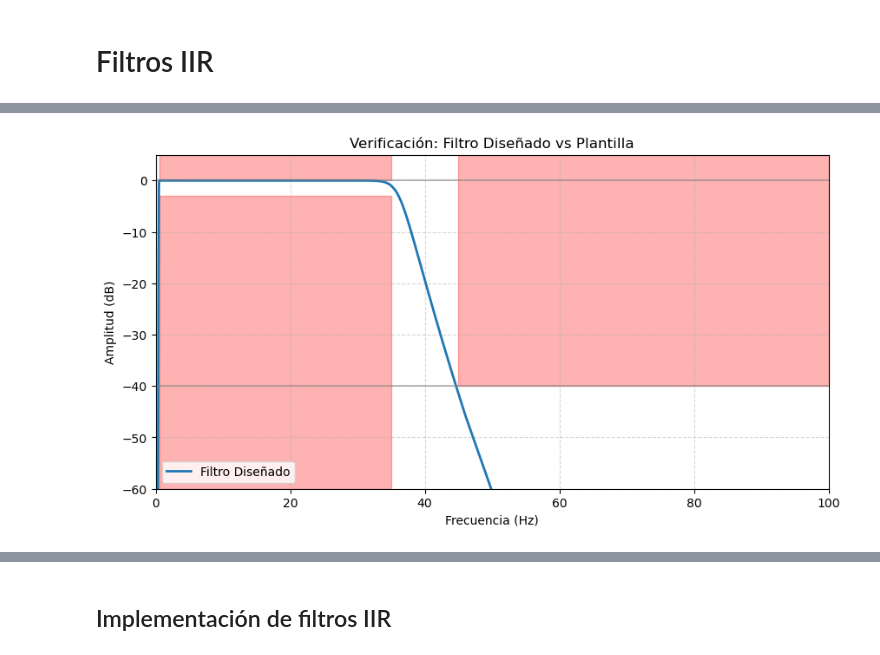
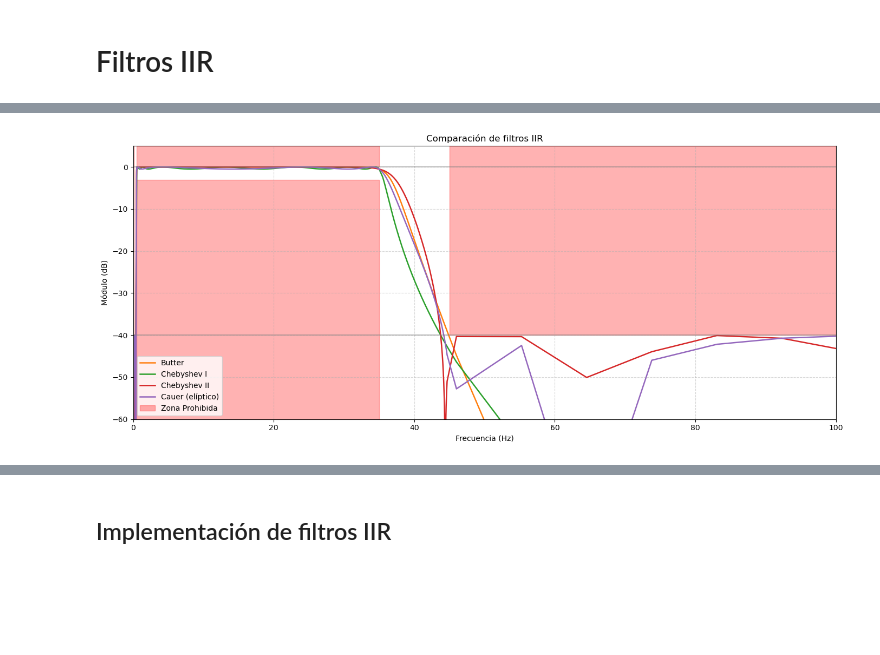
Before and after one commit to moradelacorte/APS, a Jupyter notebook: Mis_trabajos/TS7.ipynb, the cells around one changed output, grey strips where cells are left out. Cells and saved outputs as stored; diff of their text form; code cells hidden in the pictures; blank space fills up the shorter version.

```diff
--- a/Mis_trabajos/TS7.ipynb
+++ b/Mis_trabajos/TS7.ipynb
@@ -218,59 +266,74 @@ def limites_plantilla():
 # %%
 fs = 1000 # fs_ecg
 
 nyq_frec = fs/2
 ripple = 1 # dB
 atenuacion = 40 # dB
 
-ws1_iir = 0.1
-wp1_iir = 0.5
-wp2_iir = 35
-ws2_iir = 45
+ws1 = 0.1
+wp1 = 0.5
+wp2 = 35
+ws2 = 45
 
-frecs = np.array([0.0,         ws1_iir,         wp1_iir,     wp2_iir,     ws2_iir,         nyq_frec   ]) / nyq_frec
-gains_db = np.array([-atenuacion, -atenuacion, -ripple, -ripple, -atenuacion, -atenuacion])
+wp_iir = [wp1, wp2]
+ws_iir = [ws1, ws2]
 
-# Aplicando filtro ------------------------------------------------------------
-wp_iir = [wp1_iir, wp2_iir]
-ws_iir = [ws1_iir, ws2_iir]
+sos_but = sig.iirdesign(wp_iir, ws_iir, ripple/2, atenuacion, analog=False, ftype='butter', output='sos', fs=fs)
+sos_chb1 = sig.iirdesign(wp_iir, ws_iir, ripple/2, atenuacion, analog=False, ftype='cheby1', output='sos', fs=fs)
+sos_chb2 = sig.iirdesign(wp_iir, ws_iir, ripple/2, atenuacion, analog=False, ftype='cheby2', output='sos', fs=fs)
+sos_cau = sig.iirdesign(wp_iir, ws_iir, ripple/2, atenuacion, analog=False, ftype='cauer', output='sos', fs=fs)
 
-sos_ff = sig.iirdesign(wp_iir, ws_iir, ripple, atenuacion, analog=False, ftype='butter', output='sos', fs=fs)
+# Eje de frecuencias personalizado
 
+ww = np.concatenate([np.logspace(start=-2,stop = 0.1, num = 500),
+                     np.linspace(start = 1.26,stop = 35, num = 200),
+                     np.logspace(start=1.55,stop = 1.65, num = 300),
+                     np.linspace(start = 46,stop = fs//2, num = 50)])
 
+filtros = [
+    (sos_but,  'Butter',           'C1', '-'),
+    (sos_chb1, 'Chebyshev I',      'C2', '-'),
+    (sos_chb2, 'Chebyshev II',     'C3', '-'),
+    (sos_cau,  'Cauer (elíptico)', 'C4', '-'),
+]
 
+eps = 1e-10  # evita log10(0)
 
-# cual es la diferencia entre usar coef y usar but??????????
+plt.figure(figsize=(14, 6))
 
+for sos, label, color, ls in filtros:
+    omega, H = sig.freqz_sos(sos, worN=ww, fs=fs)
+    plt.plot(omega, 20 * np.log10(np.abs(H) + eps),
+             label=label, color=color, linestyle=ls, linewidth=1.8)
 
+limites_plantilla()
 
+plt.title('Comparación de filtros IIR')
+plt.xlabel('Frecuencia (Hz)')
+plt.ylabel('Módulo (dB)')
+plt.grid(True, which='both', linestyle='--', alpha=0.5)
+plt.legend(loc='lower left')
+plt.tight_layout()
+plt.show()
 
-sos_but = sig.iirdesign(wp_iir, ws_iir, ripple/2, atenuacion/2, analog=False, ftype='butter', output='sos', fs=fs)
-sos_chb1 = sig.iirdesign(wp_iir, ws_iir, ripple/2, atenuacion/2, analog=False, ftype='cheby1', output='sos', fs=fs)
-sos_chb2 = sig.iirdesign(wp_iir, ws_iir, ripple/2, atenuacion/2, analog=False, ftype='cheby2', output='sos', fs=fs)
-sos_cau = sig.iirdesign(wp_iir, ws_iir, ripple/2, atenuacion/2, analog=False, ftype='cauer', output='sos', fs=fs)
+# Zoom para visualizar mejor las frecuencias bajas
 
+plt.figure(figsize=(14, 6))
 
-ww = np.concat([np.logspace(start=-2,stop = 0.1, num = 500),
-                np.linspace(start = 1.26,stop = 35, num = 200),
-                np.logspace(start=1.55,stop = 1.65, num = 300),
-                np.linspace(start = 46,stop = fs//2, num = 50)])
+for sos, label, color, ls in filtros:
+    omega, H = sig.freqz_sos(sos, worN=ww, fs=fs)
+    plt.plot(omega, 20 * np.log10(np.abs(H) + eps),
+             label=label, color=color, linestyle=ls, linewidth=1.8)
 
-omega, resp_freq = sig.freqz_sos(sos_ff, worN=ww, fs=fs)
+limites_plantilla()
+plt.xlim(0, 1)
 
-plt.figure(figsize=(10, 5))
-
-plt.plot(omega, 20 * np.log10(np.abs(resp_freq)), label='Filtro Diseñado', color='C0', linewidth=2)
-
-frecs_hz = (frecs * nyq_frec) #Pasamos frecs de nuevo a Hz
-
-plt.title('Verificación: Filtro Diseñado vs Plantilla')
+plt.title('Comparación de filtros IIR — zona de frecuencias bajas')
 plt.xlabel('Frecuencia (Hz)')
-plt.ylabel('Amplitud (dB)')
-
-plt.grid(True, which="both", linestyle="--", alpha=0.5)
-plt.legend()
-
-limites_plantilla() # Llamo a la funcion para establecer los limites de la plantilla
+plt.ylabel('Módulo (dB)')
+plt.grid(True, which='both', linestyle='--', alpha=0.5)
+plt.legend(loc='lower left')
+plt.tight_layout()
 plt.show()
 # %% [output]
-[figure, old version]
+[figure, new version]
```
Also changed, not shown: parts of 29 cells of this notebook.
